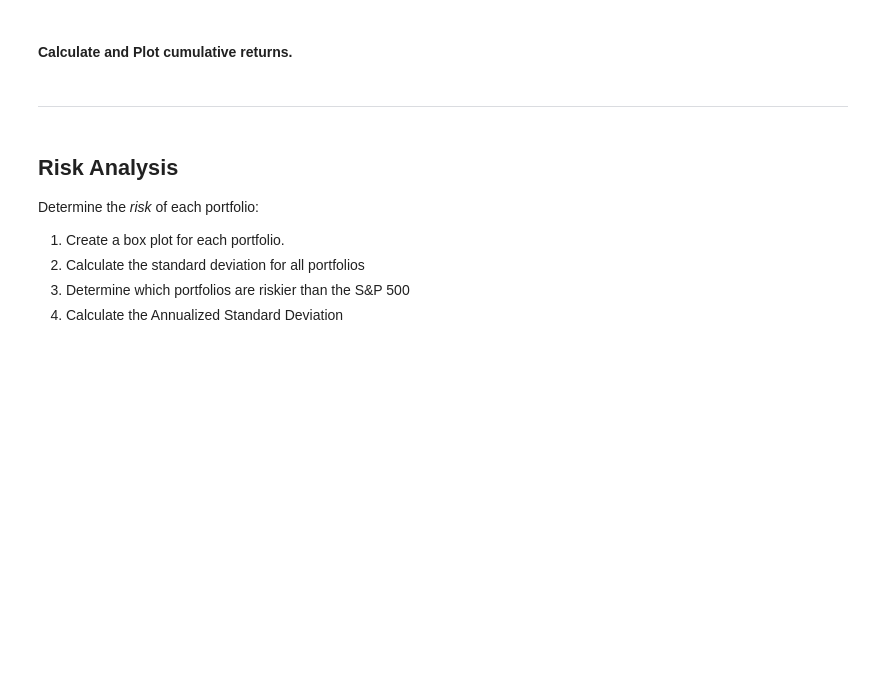
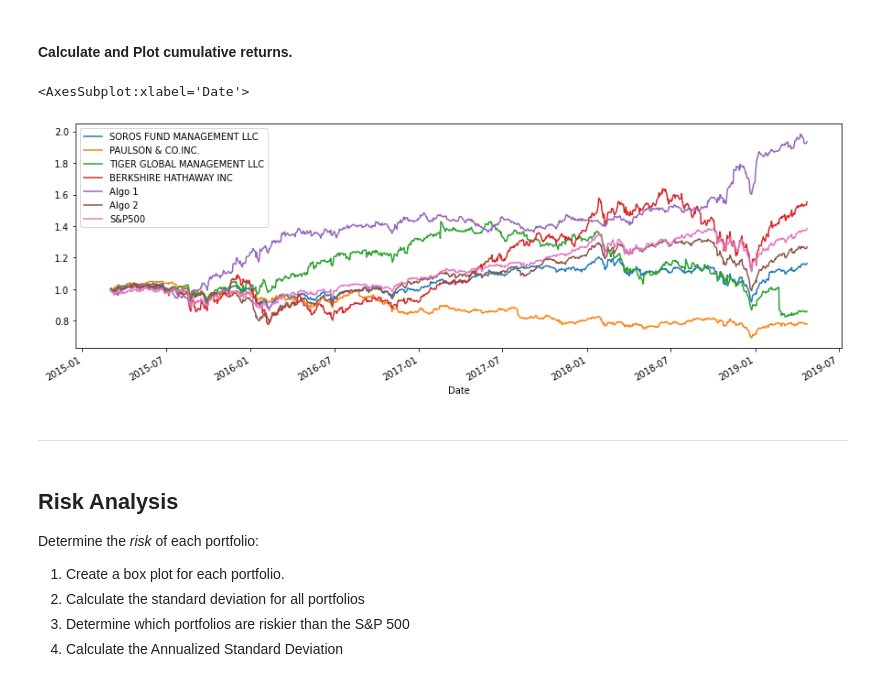
Before and after one commit to RayKrause/Module-4-Challenge, a Jupyter notebook: whale_analysis.ipynb, the cells around one changed output. Cells and saved outputs as stored; diff of their text form; code cells hidden in the pictures; blank space fills up the shorter version.

```diff
--- a/whale_analysis.ipynb
+++ b/whale_analysis.ipynb
@@ -94,8 +237,13 @@ In this section, you will calculate and visualize performance and risk metrics f
 #### Calculate and Plot cumulative returns.
 # %%
 # Calculate cumulative returns of all portfolios
-
+cumulative_returns = (1 + combined_df).cumprod()
+cumulative_returns.head()
 # Plot cumulative returns
+cumulative_returns.plot(figsize = (15,5))
+# %% [output]
+<AxesSubplot:xlabel='Date'>
+[figure, added]
 # %% [markdown]
 ---
 # %% [markdown]
```
Also changed, not shown: parts of 76 cells of this notebook.
